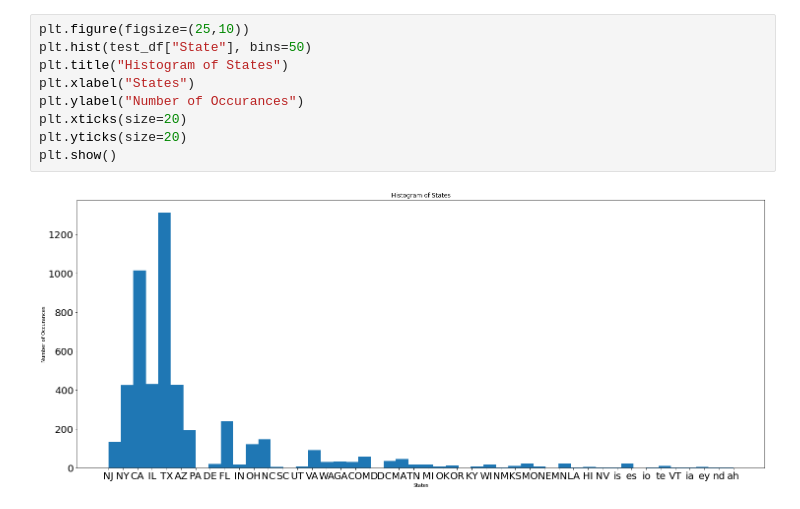
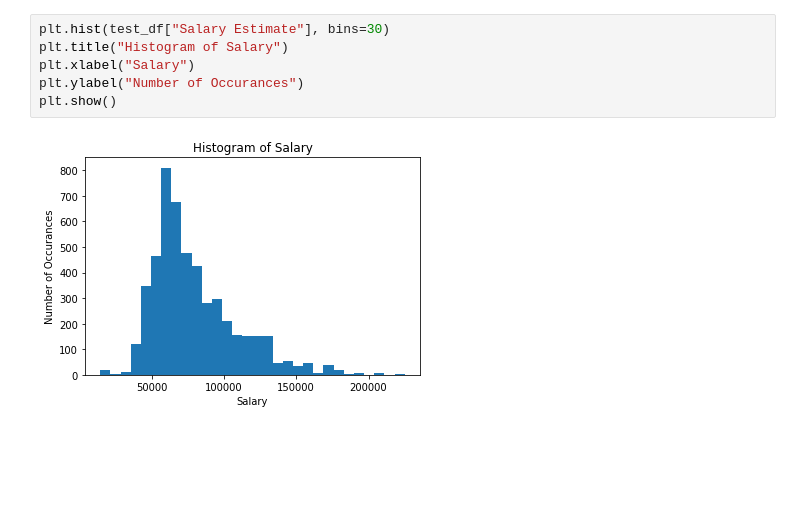
Before and after one commit to hrsather/Data_Science_Career_Advice, a Jupyter notebook: Final.ipynb, the cells around one changed output. Cells and saved outputs as stored; diff of their text form; blank space fills up the shorter version.

```diff
--- a/Final.ipynb
+++ b/Final.ipynb
@@ -149,11 +154,8 @@ jobs_df.drop("Location", axis=1, inplace=True)
 # %%
-plt.figure(figsize=(25,10))
-plt.hist(test_df["State"], bins=50)
-plt.title("Histogram of States")
-plt.xlabel("States")
+plt.hist(test_df["Salary Estimate"], bins=30)
+plt.title("Histogram of Salary")
+plt.xlabel("Salary")
 plt.ylabel("Number of Occurances")
-plt.xticks(size=20)
-plt.yticks(size=20)
 plt.show()
 # %% [output]
-[figure, old version]
+[figure, new version]
```
Also changed, not shown: parts of 9 cells of this notebook, 9 other files.
